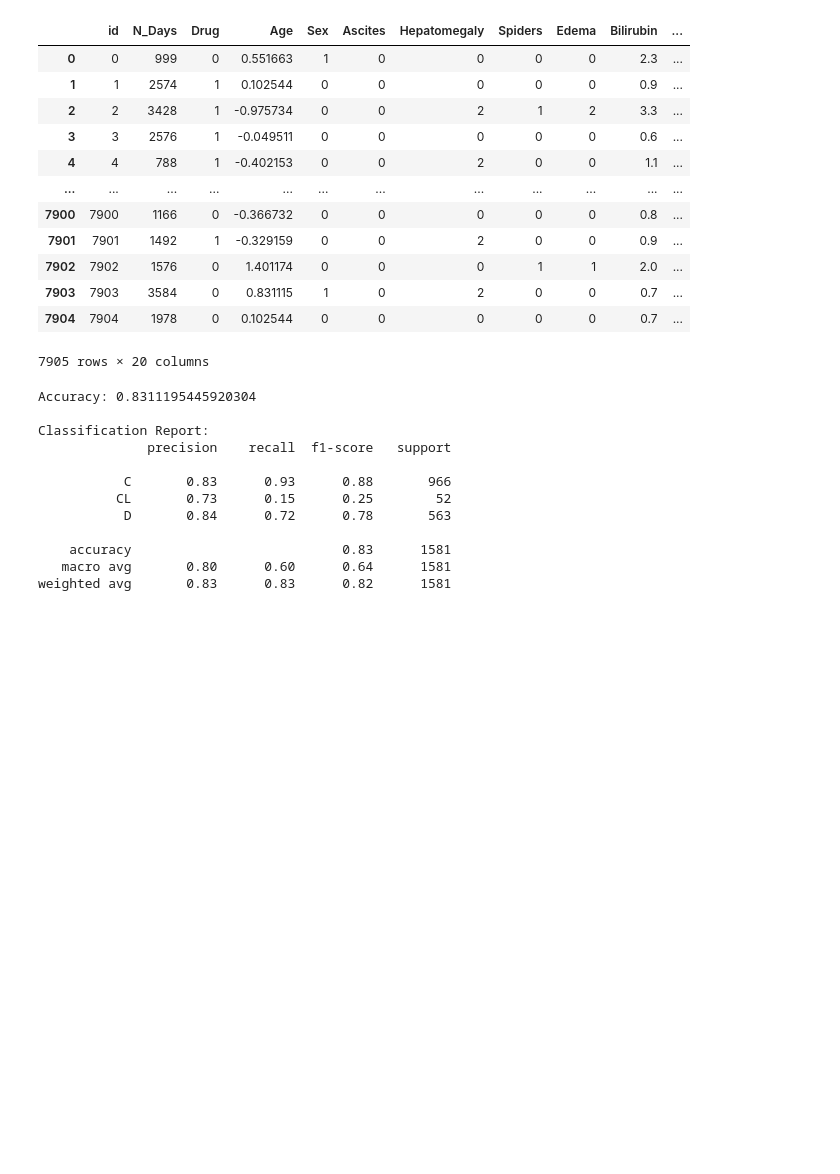
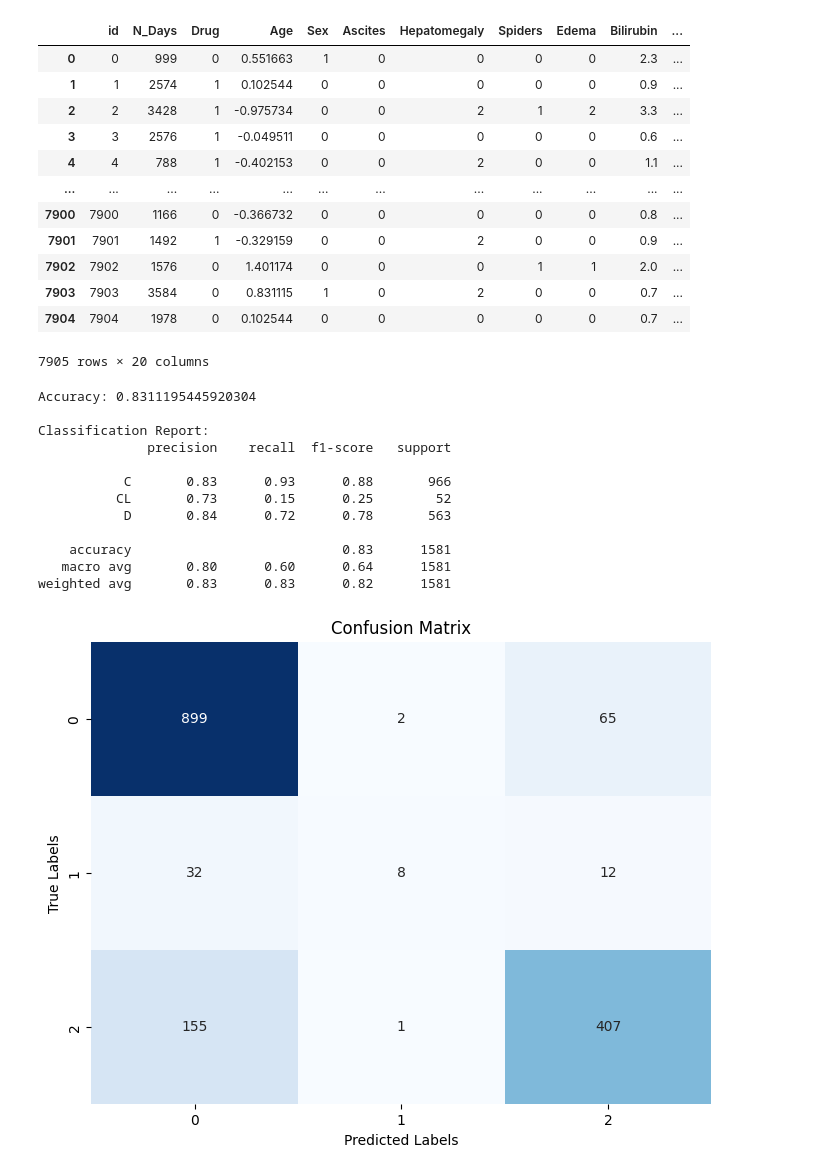
Before and after one commit to t-movaghar/Data-Problems, a Jupyter notebook: Cirrhosis Outcomes Explore.ipynb, the cells around one changed output. Drawn from its saved outputs; the diff is of its cells as text; code cells hidden in the pictures; blank space fills up the shorter version.

```diff
--- a/Cirrhosis Outcomes Explore.ipynb
+++ b/Cirrhosis Outcomes Explore.ipynb
@@ -165,25 +177,25 @@ df #scaled and encoded
 | 7903 | 7903 | 3584 | 0 | 0.831115 | 1 | 0 | 2 | 0 | 0 | 0.7 | ... |
 | 7904 | 7904 | 1978 | 0 | 0.102544 | 0 | 0 | 0 | 0 | 0 | 0.7 | ... |
 7905 rows × 20 columns
+# %%
+from sklearn.ensemble import RandomForestClassifier
+from sklearn.model_selection import train_test_split
+from sklearn.metrics import classification_report, accuracy_score
+
+
+X = df.drop(columns=['Status', 'id'])
+y = df['Status']
+
+X_train, X_val, y_train, y_val = train_test_split(X, y, test_size=0.2, random_state=42)
 # %%
-from sklearn.ensemble import RandomForestClassifier
-from sklearn.model_selection import train_test_split
-from sklearn.metrics import classification_report, accuracy_score
-
-
-X = df.drop(columns=['Status', 'id'])
-y = df['Status']
-
-X_train, X_test, y_train, y_test = train_test_split(X, y, test_size=0.2, random_state=42)
-
 rf_classifier = RandomForestClassifier(n_estimators=100, random_state=42)
 rf_classifier.fit(X_train, y_train)
 
-y_pred = rf_classifier.predict(X_test)
+y_pred = rf_classifier.predict(X_val)
 
-print("Accuracy:", accuracy_score(y_test, y_pred))
+print("Accuracy:", accuracy_score(y_val, y_pred))
 print("\nClassification Report:")
-print(classification_report(y_test, y_pred))
+print(classification_report(y_val, y_pred))
 # %% [output]
 Accuracy: 0.8311195445920304
 
@@ -197,3 +209,15 @@ Classification Report:
     accuracy                           0.83      1581
    macro avg       0.80      0.60      0.64      1581
 weighted avg       0.83      0.83      0.82      1581
+# %%
+from sklearn.metrics import confusion_matrix
+conf_matrix = confusion_matrix(y_val, y_pred)
+
+plt.figure(figsize=(8, 6))
+sns.heatmap(conf_matrix, annot=True, fmt='d', cmap='Blues', cbar=False)
+plt.xlabel('Predicted Labels')
+plt.ylabel('True Labels')
+plt.title('Confusion Matrix')
+plt.show()
+# %% [output]
+[figure, added]
```
Also changed, not shown: parts of 18 cells of this notebook.
